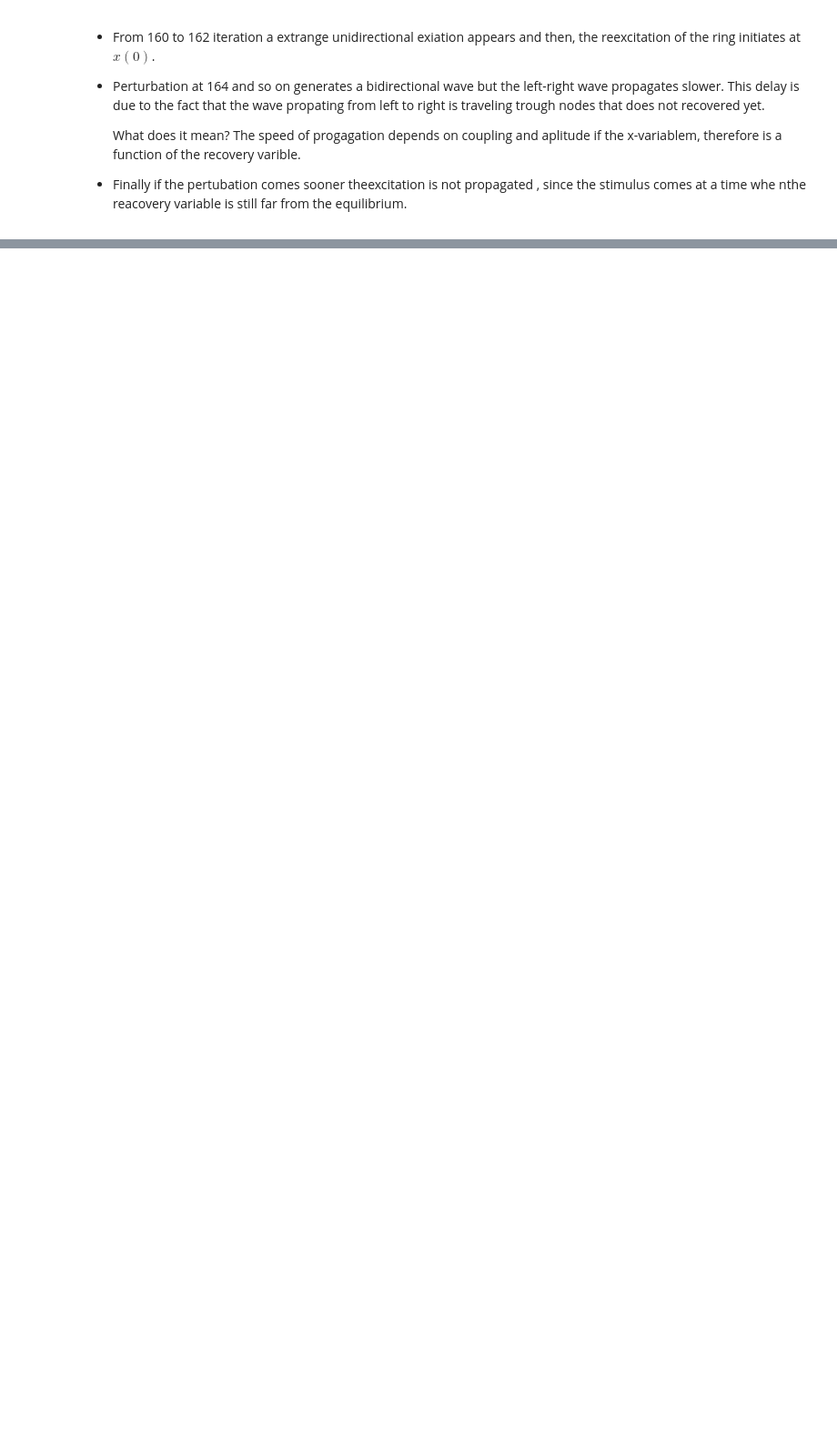
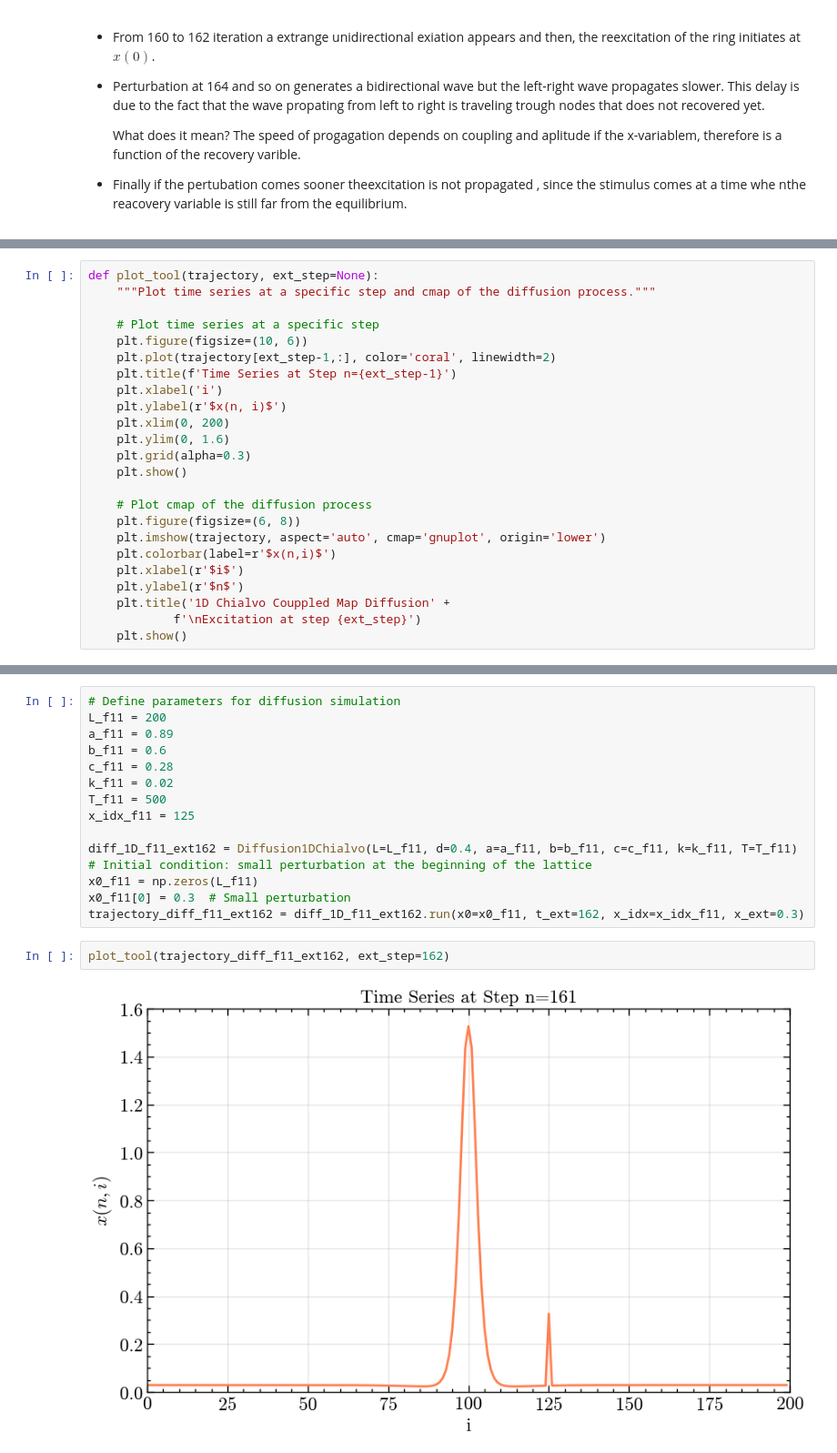
Before and after one commit to alanPalma25/complex_systems, a Jupyter notebook: final_project/chialvo_map.ipynb, the cells around one changed output, grey strips where cells are left out. Shown at 91% size. Saved outputs shown, nothing was run; the diff lists cells and outputs as text; blank space fills up the shorter version.

Commit message:
Update Chialvo Map work

```diff
--- a/final_project/chialvo_map.ipynb
+++ b/final_project/chialvo_map.ipynb
@@ -1119,0 +1097,24 @@ AttributeError: Line2D.set() got an unexpected keyword argument 'origin'
+# %%
+def plot_tool(trajectory, ext_step=None):
+    """Plot time series at a specific step and cmap of the diffusion process."""
+
+    # Plot time series at a specific step
+    plt.figure(figsize=(10, 6))
+    plt.plot(trajectory[ext_step-1,:], color='coral', linewidth=2)
+    plt.title(f'Time Series at Step n={ext_step-1}')
+    plt.xlabel('i')
+    plt.ylabel(r'$x(n, i)$')
+    plt.xlim(0, 200)
+    plt.ylim(0, 1.6)
+    plt.grid(alpha=0.3)
+    plt.show()
+
+    # Plot cmap of the diffusion process
+    plt.figure(figsize=(6, 8))
+    plt.imshow(trajectory, aspect='auto', cmap='gnuplot', origin='lower')
+    plt.colorbar(label=r'$x(n,i)$')
+    plt.xlabel(r'$i$')
+    plt.ylabel(r'$n$')
+    plt.title('1D Chialvo Couppled Map Diffusion' +
+            f'\nExcitation at step {ext_step}')
+    plt.show()
@@ -1119,0 +1168,19 @@ AttributeError: Line2D.set() got an unexpected keyword argument 'origin'
+# %%
+# Define parameters for diffusion simulation
+L_f11 = 200
+a_f11 = 0.89
+b_f11 = 0.6
+c_f11 = 0.28
+k_f11 = 0.02
+T_f11 = 500
+x_idx_f11 = 125
+
+diff_1D_f11_ext162 = Diffusion1DChialvo(L=L_f11, d=0.4, a=a_f11, b=b_f11, c=c_f11, k=k_f11, T=T_f11)
+# Initial condition: small perturbation at the beginning of the lattice
+x0_f11 = np.zeros(L_f11)
+x0_f11[0] = 0.3  # Small perturbation
+trajectory_diff_f11_ext162 = diff_1D_f11_ext162.run(x0=x0_f11, t_ext=162, x_idx=x_idx_f11, x_ext=0.3)
+# %%
+plot_tool(trajectory_diff_f11_ext162, ext_step=162)
+# %% [output]
+[figure, added]
```
Also changed, not shown: parts of 32 cells of this notebook, 3 other files.
